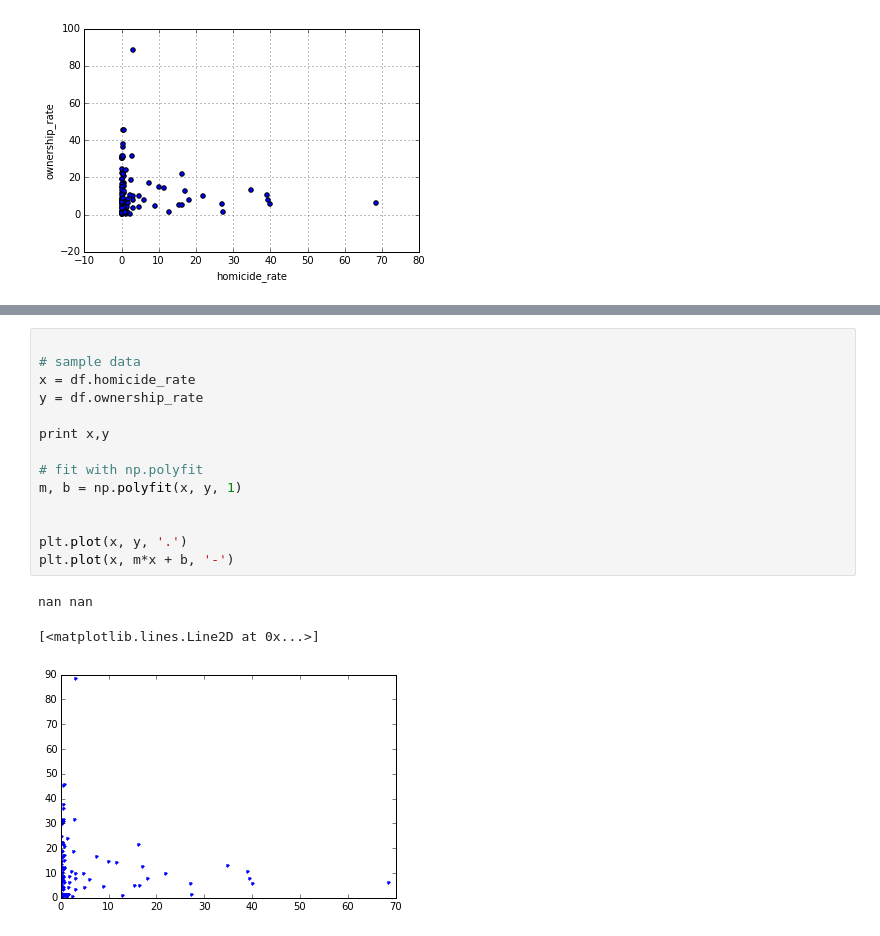
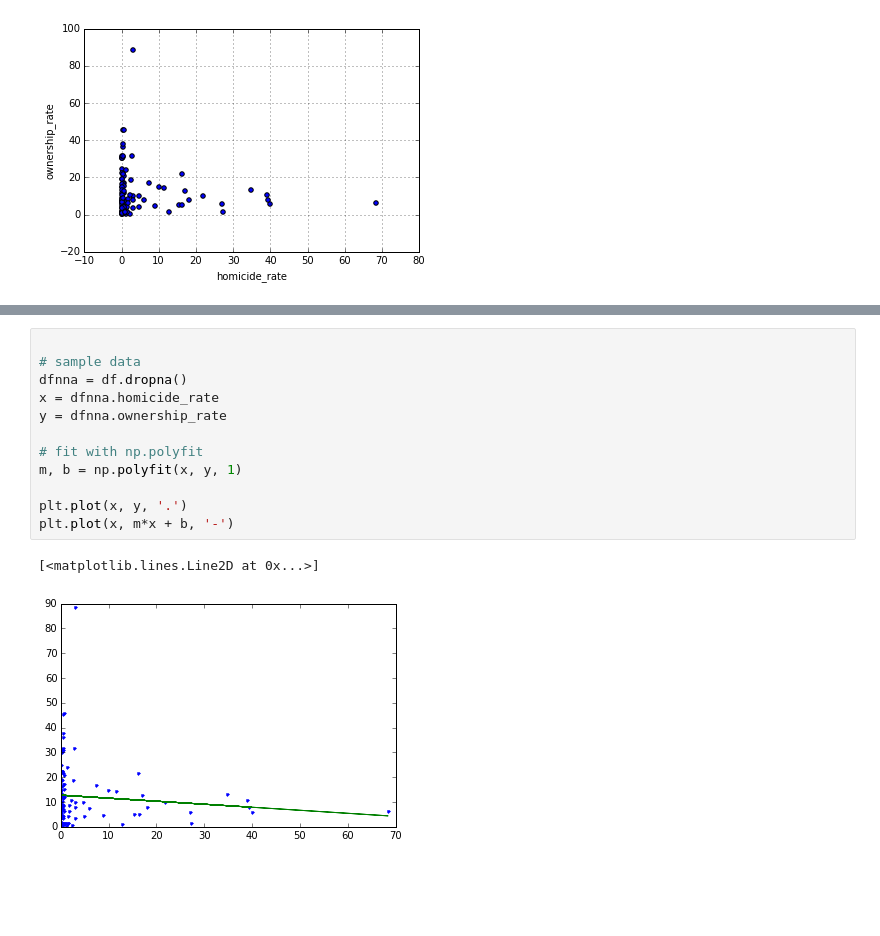
Before and after one commit to ericbusboom/data_analysis, a Jupyter notebook: Firearms.ipynb, the cells around one changed output, grey strips where cells are left out. Drawn from its saved outputs; the diff is of its cells as text; blank space fills up the shorter version.

```diff
--- a/Firearms.ipynb
+++ b/Firearms.ipynb
@@ -63,18 +63,15 @@ df[df.country != 'United States'].corr()
 # %%
 
 # sample data
-x = df.homicide_rate
-y = df.ownership_rate
-
-print x,y
+dfnna = df.dropna()
+x = dfnna.homicide_rate
+y = dfnna.ownership_rate
 
 # fit with np.polyfit
 m, b = np.polyfit(x, y, 1)
 
-
 plt.plot(x, y, '.')
 plt.plot(x, m*x + b, '-')
 # %% [output]
-nan nan
+[<matplotlib.lines.Line2D at 0x...>]
-[<matplotlib.lines.Line2D at 0x...>]
-[figure, old version]
+[figure, new version]
```
